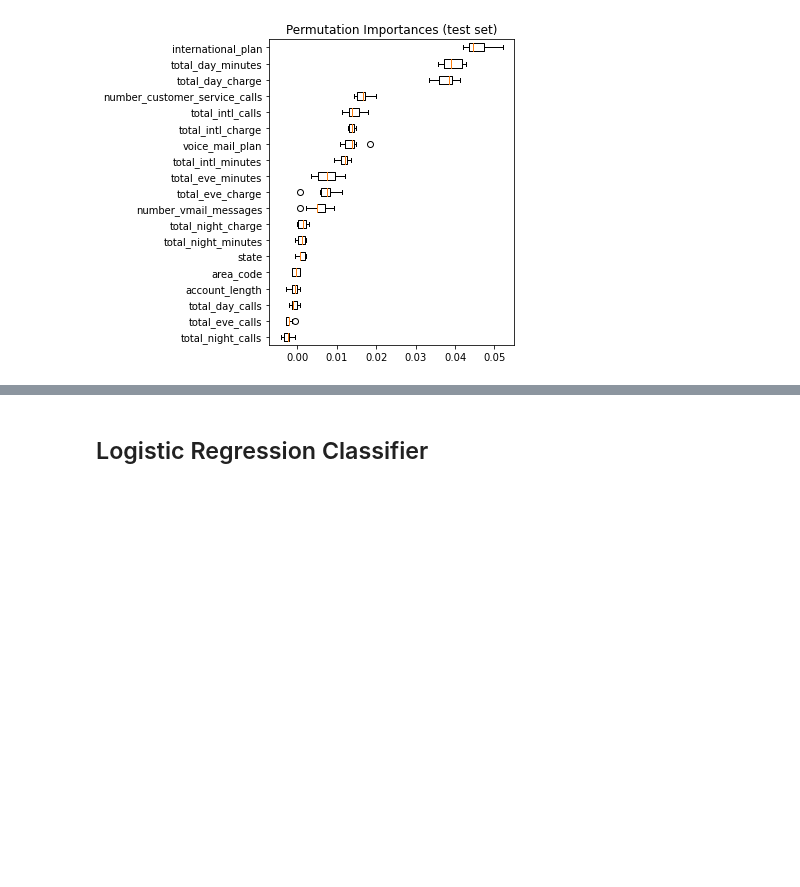
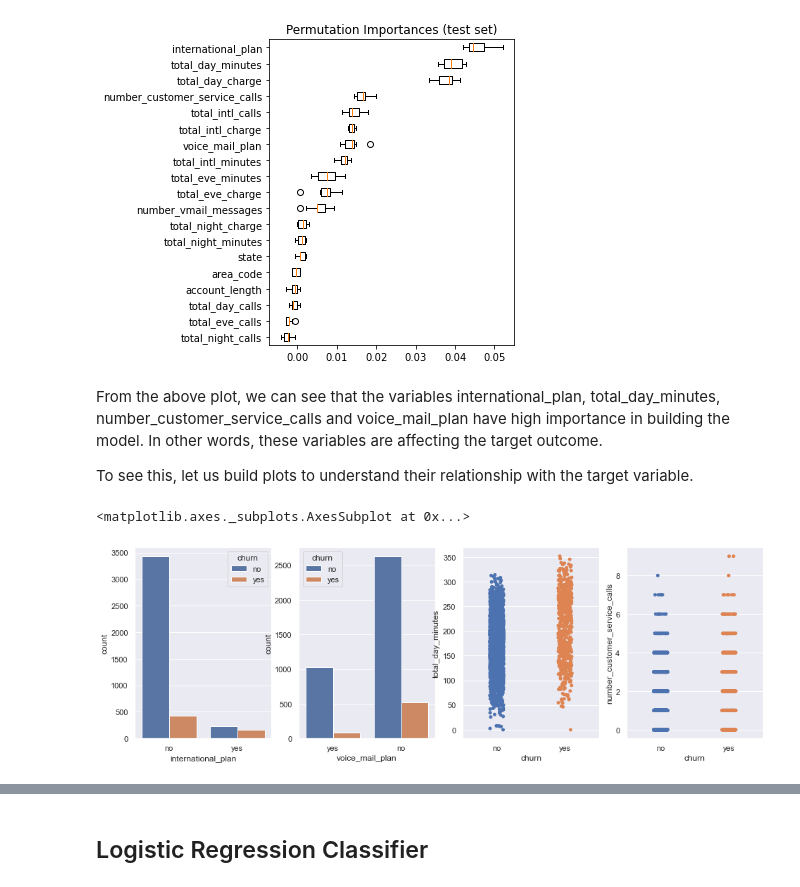
Before and after one commit to rahulkhandelwal396/Telco-Churn-Prediction, a Jupyter notebook: Telco Churn Prediction.ipynb, the cells around one changed output, grey strips where cells are left out. Drawn from its saved outputs; the diff is of its cells as text; code cells hidden in the pictures; blank space fills up the shorter version.

```diff
--- a/Telco Churn Prediction.ipynb
+++ b/Telco Churn Prediction.ipynb
@@ -293,3 +303,18 @@ fig.tight_layout()
 plt.show()
 # %% [output]
 [figure]
+# %% [markdown]
+From the above plot, we can see that the variables international_plan, total_day_minutes, number_customer_service_calls and voice_mail_plan have high importance in building the model. In other words, these variables are affecting the target outcome.
+
+To see this, let us build plots to understand their relationship with the target variable.
+# %%
+sns.set(rc={'figure.figsize':(16,5)})
+
+fig, axs = plt.subplots(ncols=4)
+sns.countplot(x="international_plan", hue="churn", data=df_train, ax=axs[0])
+sns.countplot(x="voice_mail_plan", hue="churn", data=df_train, ax=axs[1])
+sns.stripplot(x="churn", y="total_day_minutes", data=df_train, ax=axs[2])
+sns.stripplot(x="churn", y="number_customer_service_calls", data=df_train, ax=axs[3])
+# %% [output]
+<matplotlib.axes._subplots.AxesSubplot at 0x...>
+[figure, added]
```
Also changed, not shown: parts of 3 cells of this notebook.
